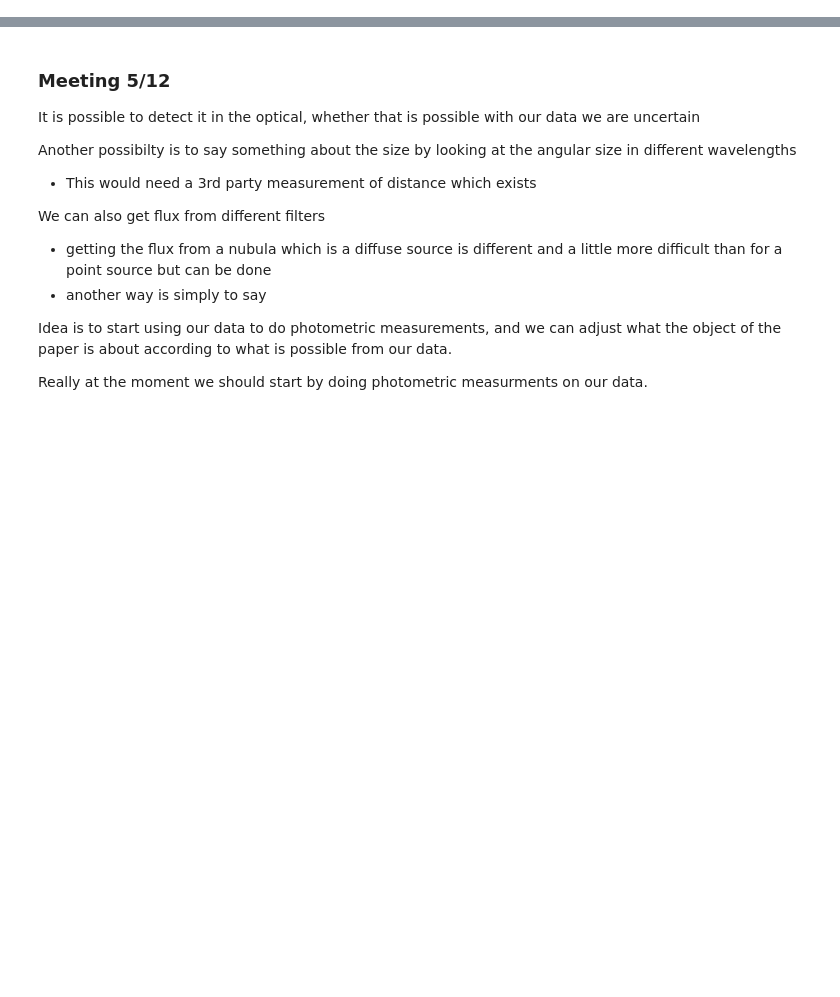
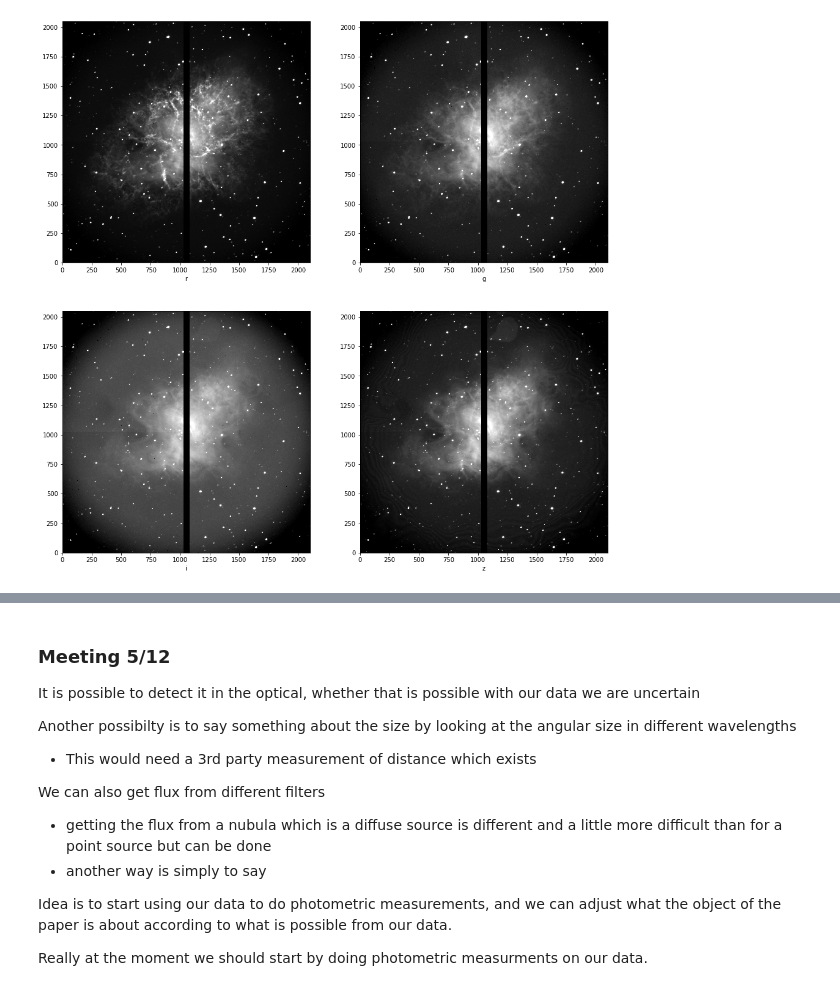
Before and after one commit to cmerrill11/astr342, a Jupyter notebook: obsProject/ProjectProposal.ipynb, the cells around one changed output, grey strips where cells are left out. Cells and saved outputs as stored; diff of their text form; code cells hidden in the pictures; blank space fills up the shorter version.

```diff
--- a/obsProject/ProjectProposal.ipynb
+++ b/obsProject/ProjectProposal.ipynb
@@ -35,0 +7,13 @@ GTRON22 =                  3.8 / predicted read noise (e-)
+# %%
+imageList = glob.glob('data/*.fits*')
+imageData = [fits.open(a) for a in imageList]
+# %%
+keys = list(imageData[0][0].header.keys())
+
+dic = {'Files' : imageList}
+
+for i in keys: # Choose the columns you care about
+    dic.update( {i : [a[0].header[i] for a in imageData]} )
+
+imageInfo = pd.DataFrame(data = dic) # Making it a dataframe makes it easier to look at
+keys
@@ -35,0 +79,25 @@ GTRON22 =                  3.8 / predicted read noise (e-)
+# %%
+rData = imageData[4][0].data
+gData = imageData[28][0].data
+iData = imageData[35][0].data
+zData = imageData[16][0].data
+
+vmin = 10
+vmax = 99.7
+
+images = [rData, gData, iData, zData]
+labels = ['r', 'g', 'i', 'z']
+
+fig, ax = plt.subplots(2,2, figsize = (16,16))
+
+ind = 0
+
+for i in range(2):
+    for j in range(2):
+        ax[i, j].imshow(images[ind], vmin=np.percentile(images[ind], vmin), vmax=np.percentile(images[ind], vmax),
+               origin='lower', cmap='binary_r', interpolation='nearest')
+        ax[i, j].set_xlabel(labels[ind])
+        ind += 1
+plt.savefig('image1.png')
+# %% [output]
+[figure, added]
```
Also changed, not shown: parts of 9 cells of this notebook, 11 other files.
